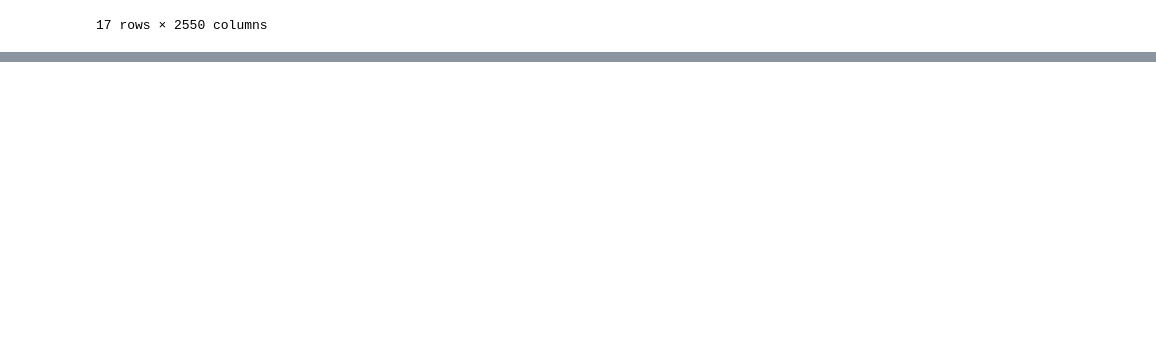
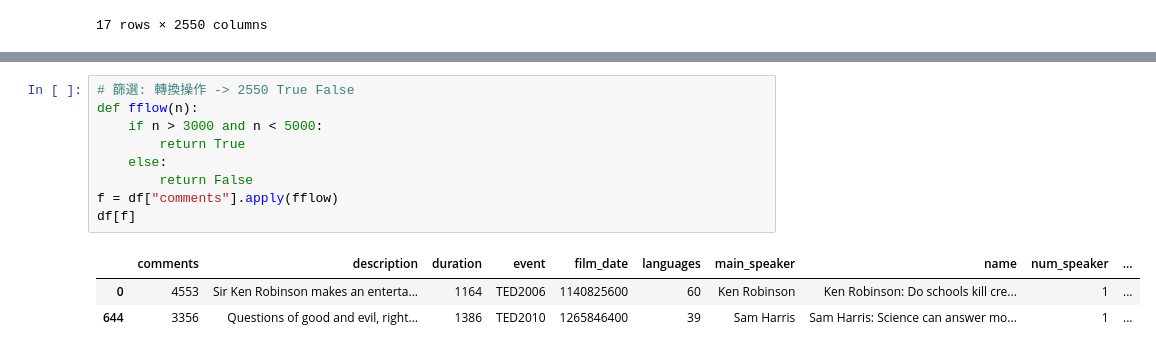
Before and after one commit to BruceXavierChou/20230503001, a Jupyter notebook: ted.ipynb, the cells around one changed output, grey strips where cells are left out. Cells and saved outputs as stored; diff of their text form; blank space fills up the shorter version.

```diff
--- a/ted.ipynb
+++ b/ted.ipynb
@@ -84,0 +172,13 @@ df.T
+# %%
+# 篩選: 轉換操作 -> 2550 True False
+def fflow(n):
+    if n > 3000 and n < 5000:
+        return True
+    else:
+        return False
+f = df["comments"].apply(fflow)
+df[f]
+# %% [output]
+|  | comments | description | duration | event | film_date | languages | main_speaker | name | num_speaker | ... |
+| 0 | 4553 | Sir Ken Robinson makes an enterta... | 1164 | TED2006 | 1140825600 | 60 | Ken Robinson | Ken Robinson: Do schools kill cre... | 1 | ... |
+| 644 | 3356 | Questions of good and evil, right... | 1386 | TED2010 | 1265846400 | 39 | Sam Harris | Sam Harris: Science can answer mo... | 1 | ... |
```
Also changed, not shown: parts of 10 cells of this notebook.
